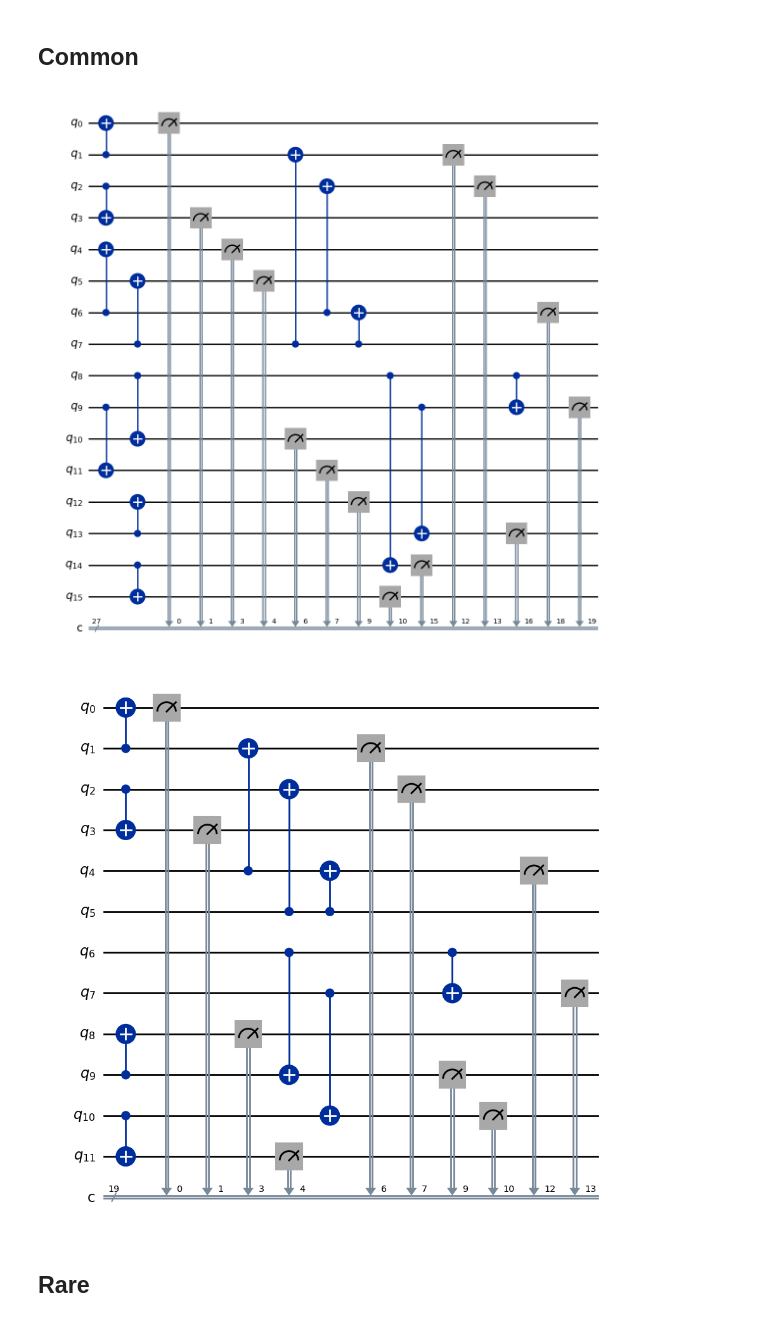
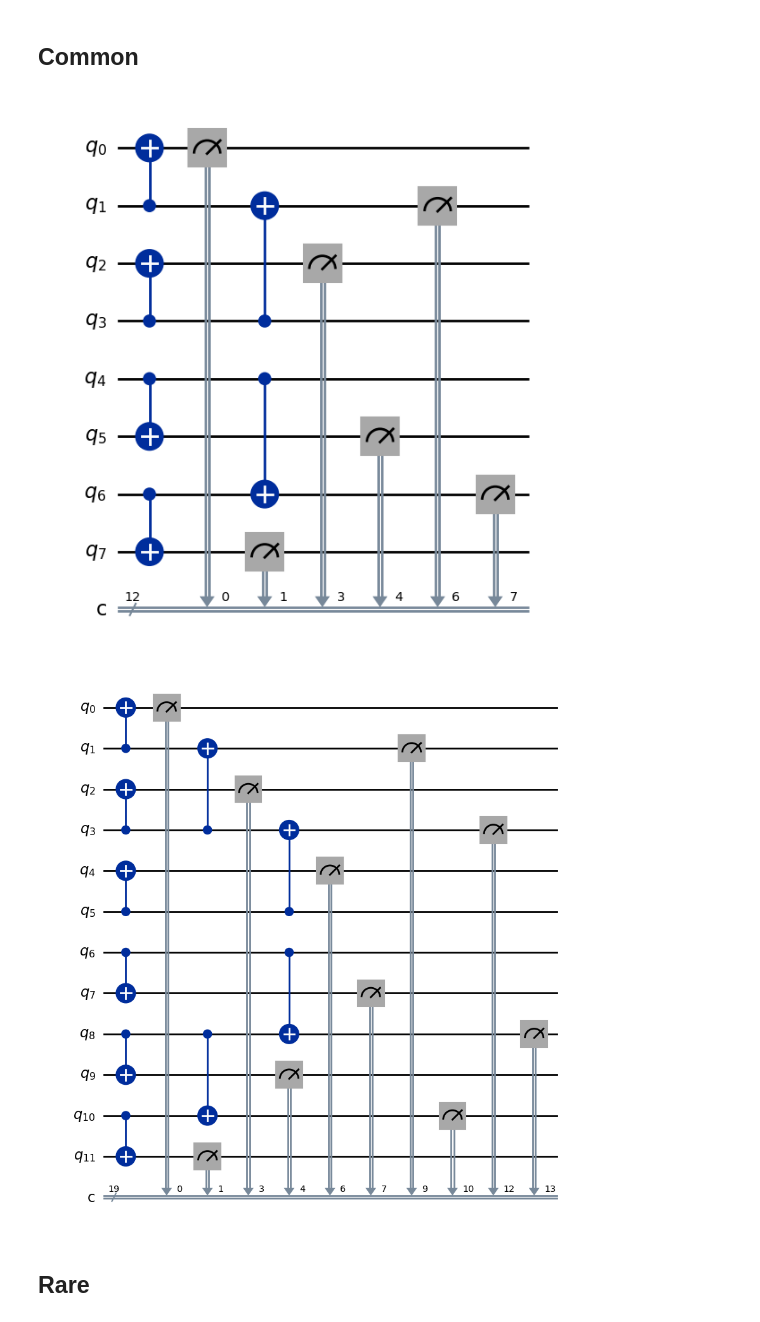
Before and after one commit to fwilhelmy/mit-iquhack-2026, a Jupyter notebook: src/Shane/2026-IonQ-challenge/demo_polish.ipynb, the cells around one changed output. Saved outputs shown, nothing was run; the diff lists cells and outputs as text; code cells hidden in the pictures.

```diff
--- a/src/Shane/2026-IonQ-challenge/demo_polish.ipynb
+++ b/src/Shane/2026-IonQ-challenge/demo_polish.ipynb
@@ -259,9 +252,9 @@ def distillation_circuit_4(t):
     qc = QuantumCircuit(qr, cr)
 
     ##ORDERING IS IMPORTANT HERE
-    qc.compose(q, qubits=[0,2,3,1], clbits=range(3),inplace=True)
-    qc.compose(q, qubits=[6,4,5,7], clbits=range(3,6),inplace=True)
-    qc.compose(q, qubits=[2,3,4,5], clbits=range(6,9),inplace=True)
+    qc.compose(q,qubits = [0,1,6,7],clbits=range(3),inplace=True)
+    qc.compose(q, qubits=[2,3,4,5], clbits=range(3,6),inplace=True)
+    qc.compose(q, qubits=[1,3,4,6], clbits=range(6,9),inplace=True)
 
     false1 = expr.bit_or(expr.lift(qc.clbits[2]),expr.lift(qc.clbits[5]))
     qc.store(qc.clbits[9],false1)
@@ -282,42 +275,42 @@ def distillation_circuit_8(t):
     cr = ClassicalRegister(27, 'c')  # Classical bits for measurements + flag
     qc = QuantumCircuit(qr, cr)
 
     ##ORDERING IS IMPORTANT HERE
     #Stage 1
-    qc.compose(q, qubits=[0,1,2,3], clbits=range(3),inplace=True)
-    qc.compose(q, qubits=[4,6,7,5], clbits=range(3,6),inplace=True)
-    qc.compose(q, qubits=[10,8,9,11], clbits=range(6,9),inplace=True)
-    qc.compose(q, qubits=[12,13,14,15], clbits=range(9,12),inplace=True)
+    qc.compose(q, qubits=[0,1,14,15], clbits=range(3),inplace=True)
+    qc.compose(q, qubits=[2,3,12,13], clbits=range(3,6),inplace=True)
+    qc.compose(q, qubits=[4,5,10,11], clbits=range(6,9),inplace=True)
+    qc.compose(q, qubits=[6,7,8,9], clbits=range(9,12),inplace=True)
     #Stage 2
-    qc.compose(q, qubits=[1,7,6,2], clbits=range(12,15),inplace=True)
-    qc.compose(q, qubits=[14,8,9,13], clbits=range(15,18),inplace=True)
+    qc.compose(q, qubits=[1,3,12,14], clbits=range(12,15),inplace=True)
+    qc.compose(q, qubits=[5,7,8,10], clbits=range(15,18),inplace=True)
     #Stage 3
-    qc.compose(q, qubits=[6,7,8,9], clbits=range(18,21),inplace=True)
+    qc.compose(q, qubits=[3,7,8,12], clbits=range(18,21),inplace=True)
 
     #COMPARISONS
     false1 = expr.bit_or(expr.lift(qc.clbits[2]),expr.lift(qc.clbits[5]))
     qc.store(qc.clbits[21],false1)
     false2 = expr.bit_or(expr.lift(qc.clbits[8]),expr.lift(qc.clbits[11]))
     qc.store(qc.clbits[22],false2)
     false3 = expr.bit_or(expr.lift(qc.clbits[14]),expr.lift(qc.clbits[17]))
     qc.store(qc.clbits[23],false3)
 
     #COMPARISONS STAGE 2
     false4 = expr.bit_or(expr.lift(qc.clbits[21]),expr.lift(qc.clbits[22]))
     qc.store(qc.clbits[24],false4)
     false5 = expr.bit_or(expr.lift(qc.clbits[23]),expr.lift(qc.clbits[20]))
     qc.store(qc.clbits[25],false5)
 
     false_condition = expr.bit_or(expr.lift(qc.clbits[24]),expr.lift(qc.clbits[25]))
     qc.store(qc.clbits[26],false_condition)
 
     return qc
 
-circuit = distillation_circuit_8("x") #create_id() #create_x() #create_distillation_circuit()
+circuit = distillation_circuit_4("x") #create_id() #create_x() #create_distillation_circuit()
 
 circuit.draw("mpl")
 # %% [output]
-[figure, old version]
+[figure, new version]
 # %%
 def distillation_circuit_6(t):
     """Example distillation circuit template for 2 Bell pairs."""
@@ -335,13 +328,13 @@ def distillation_circuit_6(t):
     qx = create_x()
     ##ORDERING IS IMPORTANT HERE
     #Stage 1
-    qc.compose(qx, qubits=[0,1,2,3], clbits=range(3),inplace=True)
-    qc.compose(qx, qubits=[8,9,10,11], clbits=range(3,6),inplace=True)
+    qc.compose(qx, qubits=[0,1,10,11], clbits=range(3),inplace=True)
+    qc.compose(qx, qubits=[2,3,8,9], clbits=range(3,6),inplace=True)
+    qc.compose(qx, qubits=[4,5,6,7], clbits=range(6,9),inplace=True)
     #Stage 2
-    qc.compose(qx, qubits=[1,4,5,2], clbits=range(6,9),inplace=True)
-    qc.compose(qx, qubits=[9,6,7,10], clbits=range(9,12),inplace=True)
+    qc.compose(qx, qubits=[1,3,8,10], clbits=range(9,12),inplace=True)
     #Stage 3
-    qc.compose(qx, qubits=[4,5,6,7], clbits=range(12,15),inplace=True)
+    qc.compose(qx, qubits=[3,5,6,8], clbits=range(12,15),inplace=True)
 
     #COMPARISONS
     false1 = expr.bit_or(expr.lift(qc.clbits[2]),expr.lift(qc.clbits[5]))
@@ -363,7 +356,7 @@ circuit = distillation_circuit_6("z") #create_id() #create_x() #create_distillat
 
 circuit.draw("mpl")
 # %% [output]
-[figure, old version]
+[figure, new version]
 # %% [markdown]
 ## Rare
 # %%
```
Also changed, not shown: parts of 8 cells of this notebook, 1 other file.
